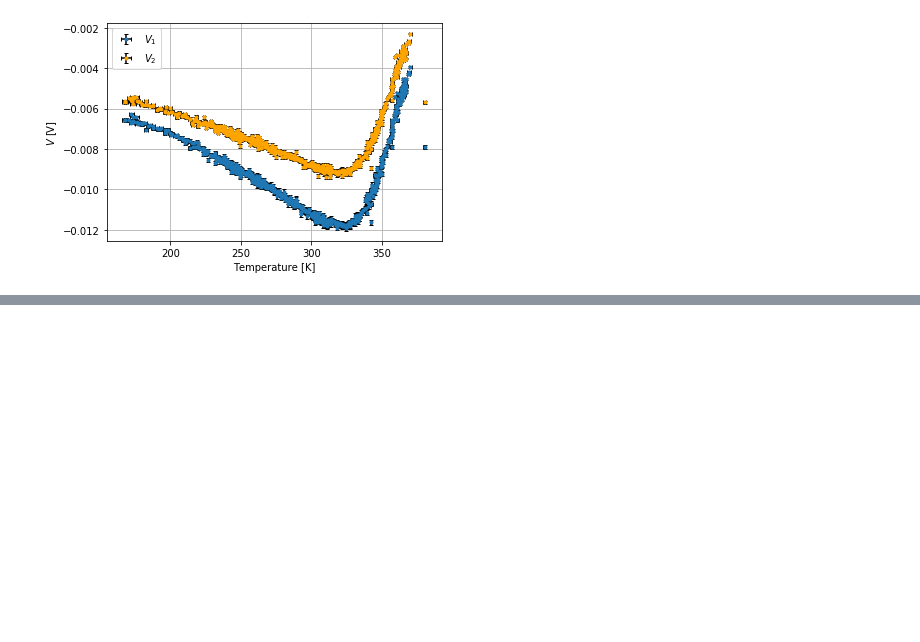
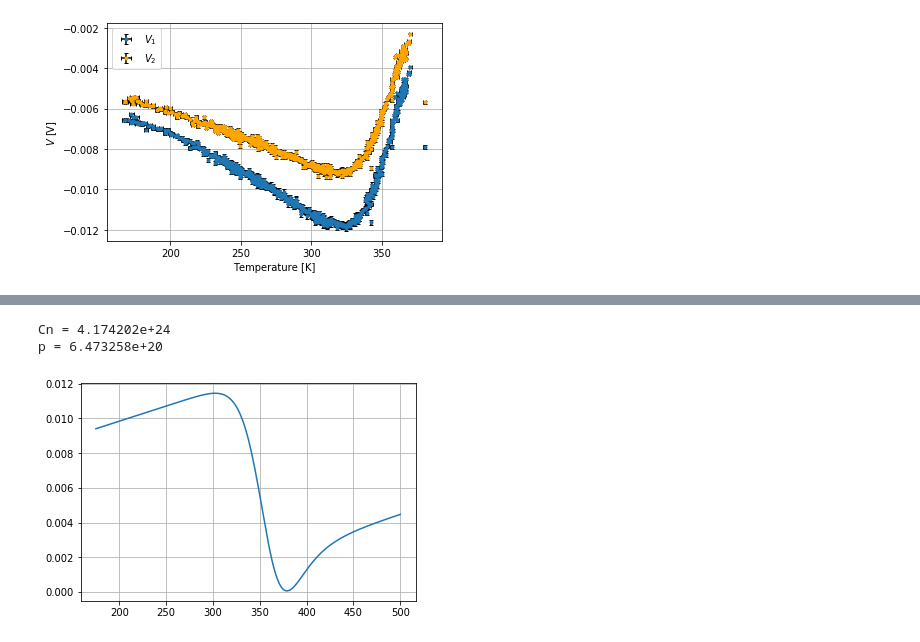
Before and after one commit to eklem1/ModernLab, a Jupyter notebook: ConstMag_Temp.ipynb, the cells around one changed output, grey strips where cells are left out. Saved outputs shown, nothing was run; the diff lists cells and outputs as text; code cells hidden in the pictures; blank space fills up the shorter version.

```diff
--- a/ConstMag_Temp.ipynb
+++ b/ConstMag_Temp.ipynb
@@ -569,3 +574,32 @@ SETTINGS
+# %%
+fits = my_fitter.get_fit_results()
+
+Ch = fits.get('Ch')
+Ce = fits.get('Ce')
+m = fits.get('m')
+b = fits.get('b')
+
+print("Cn = %e" %(CnCe/Ce))
+
+print("p = %e" %(pCh/Ch))
+# print("u_p = %e" %(pCh/Ch))
+# %% [output]
+Cn = 4.174202e+24
+p = 6.473258e+20
+# %%
+#extending the data to see what it does
+TExtend = np.linspace(175, 500, 200)
+
+# Ch         = 8.89e-12 #+/- 3.3e-13
+# Ce         = 1.313e-11 #+/- 9.4e-13
+# m          = 1.747e-05 #+/- 3e-07
+# b          = -0.00425 #+/- 0.0003
+
+plt.plot(TExtend, hallVolt(TExtend, Ch, Ce, m, b))
+plt.grid()
+plt.show()
+# %% [output]
+[figure, added]
 # %%
 my_fitter = s.data.fitter()
 my_fitter.set(style_data = [{'marker': '.', 'color': 'black', 'ls': '', 'mec': 'b'}]\
```
Also changed, not shown: parts of 5 cells of this notebook, 3 other files.
